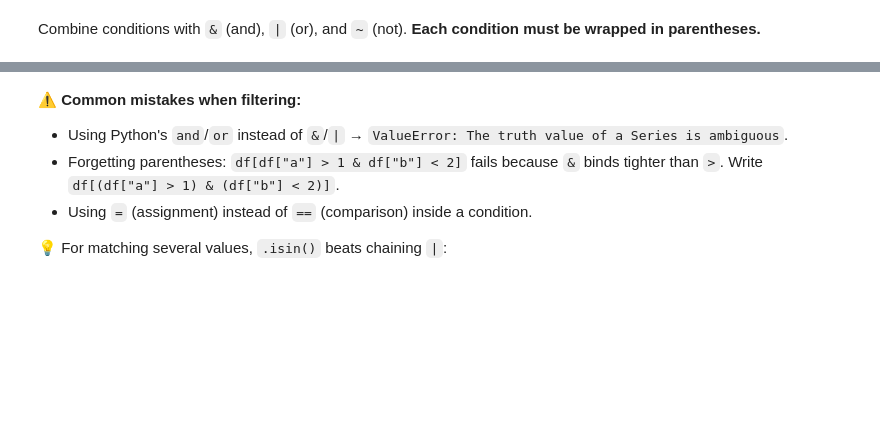
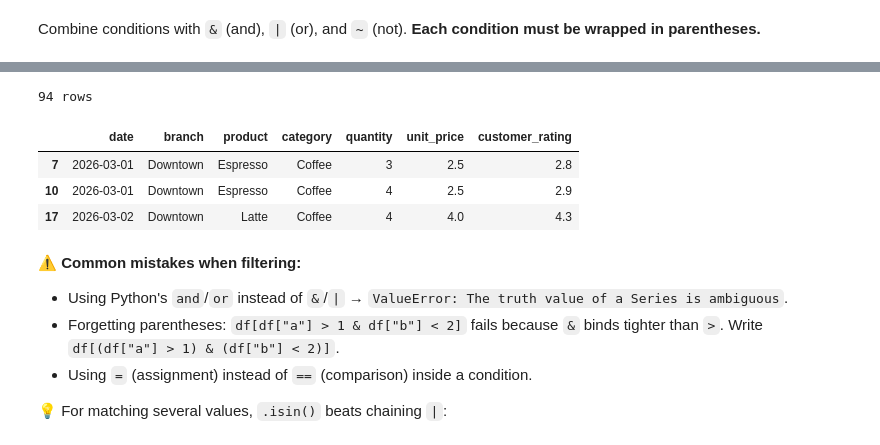
Before and after one commit to Lifa-Fanseka/Introduction-to-Data-Analysis, a Jupyter notebook: intro_data_analysis_pandas.ipynb, the cells around one changed output, grey strips where cells are left out. Cells and saved outputs as stored; diff of their text form; code cells hidden in the pictures; blank space fills up the shorter version.

```diff
--- a/intro_data_analysis_pandas.ipynb
+++ b/intro_data_analysis_pandas.ipynb
@@ -279,3 +423,13 @@ downtown_coffee.head(3)
+# %%
+morning =df[(df["branch"] == "Downtown") & (df["category"] == "Coffee")]
+print(len(morning), "rows")
+morning.head(3)
+# %% [output]
+94 rows
+|  | date | branch | product | category | quantity | unit_price | customer_rating |
+| 7 | 2026-03-01 | Downtown | Espresso | Coffee | 3 | 2.5 | 2.8 |
+| 10 | 2026-03-01 | Downtown | Espresso | Coffee | 4 | 2.5 | 2.9 |
+| 17 | 2026-03-02 | Downtown | Latte | Coffee | 4 | 4.0 | 4.3 |
 # %% [markdown]
 ⚠️ **Common mistakes when filtering:**
 - Using Python's `and`/`or` instead of `&`/`|` → `ValueError: The truth value of a Series is ambiguous`.
```
Also changed, not shown: parts of 40 cells of this notebook.
